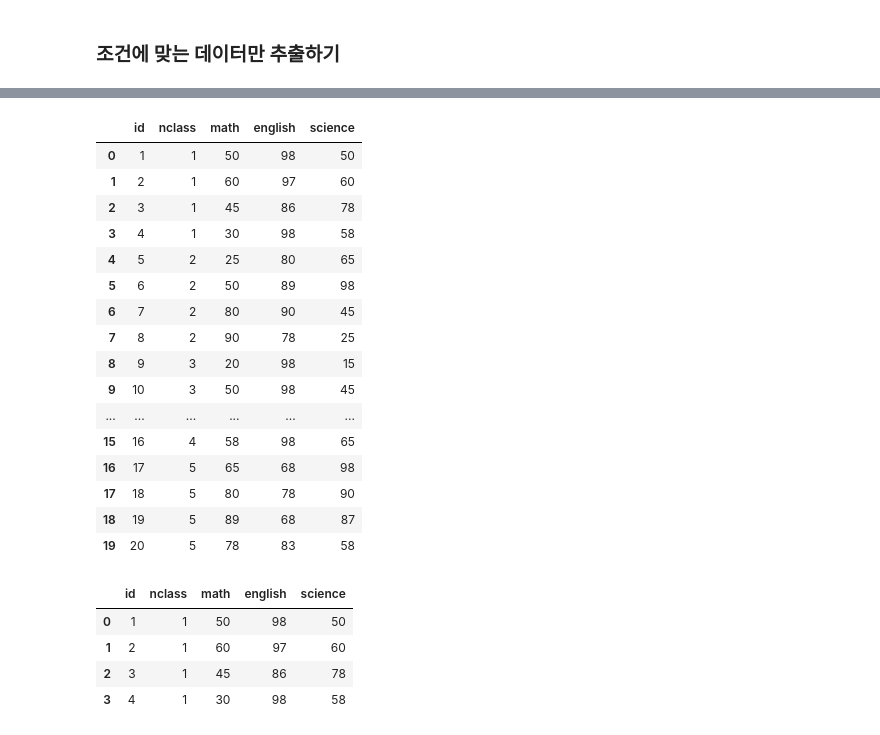
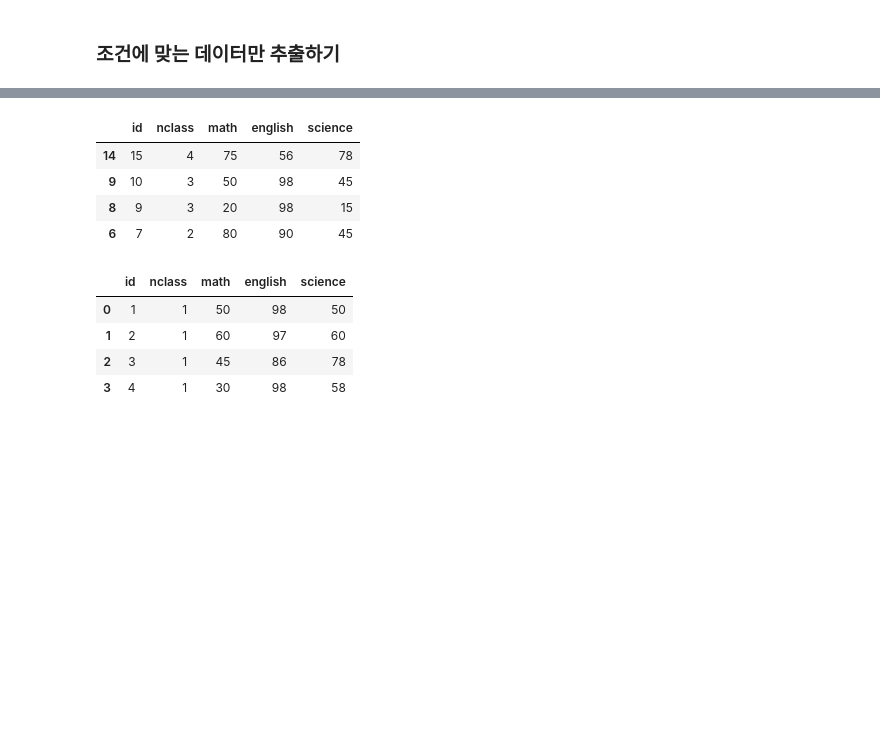
Before and after one commit to ai7dnn/2024-1-my-BDA, a Jupyter notebook: inclass/04w_lect_ch06_dataframe_handling.ipynb, the cells around one changed output, grey strips where cells are left out. Cells and saved outputs as stored; diff of their text form; code cells hidden in the pictures; blank space fills up the shorter version.

```diff
--- a/inclass/04w_lect_ch06_dataframe_handling.ipynb
+++ b/inclass/04w_lect_ch06_dataframe_handling.ipynb
@@ -36,25 +36,13 @@ Receiving objects: 100% (24/24), 4.00 MiB | 5.30 MiB/s, done.
 # %%
 import pandas as pd
 exam = pd.read_csv('data/exam.csv')
-exam
+exam.sample(frac=.2)
 # %% [output]
 |  | id | nclass | math | english | science |
-| 0 | 1 | 1 | 50 | 98 | 50 |
-| 1 | 2 | 1 | 60 | 97 | 60 |
-| 2 | 3 | 1 | 45 | 86 | 78 |
-| 3 | 4 | 1 | 30 | 98 | 58 |
-| 4 | 5 | 2 | 25 | 80 | 65 |
-| 5 | 6 | 2 | 50 | 89 | 98 |
+| 14 | 15 | 4 | 75 | 56 | 78 |
+| 9 | 10 | 3 | 50 | 98 | 45 |
+| 8 | 9 | 3 | 20 | 98 | 15 |
 | 6 | 7 | 2 | 80 | 90 | 45 |
-| 7 | 8 | 2 | 90 | 78 | 25 |
-| 8 | 9 | 3 | 20 | 98 | 15 |
-| 9 | 10 | 3 | 50 | 98 | 45 |
-| ... | ... | ... | ... | ... | ... |
-| 15 | 16 | 4 | 58 | 98 | 65 |
-| 16 | 17 | 5 | 65 | 68 | 98 |
-| 17 | 18 | 5 | 80 | 78 | 90 |
-| 18 | 19 | 5 | 89 | 68 | 87 |
-| 19 | 20 | 5 | 78 | 83 | 58 |
 # %%
 # exam에서 nclass가 1인 경우만 추출
 exam.query('nclass == 1')
```
Also changed, not shown: parts of 6 cells of this notebook.
